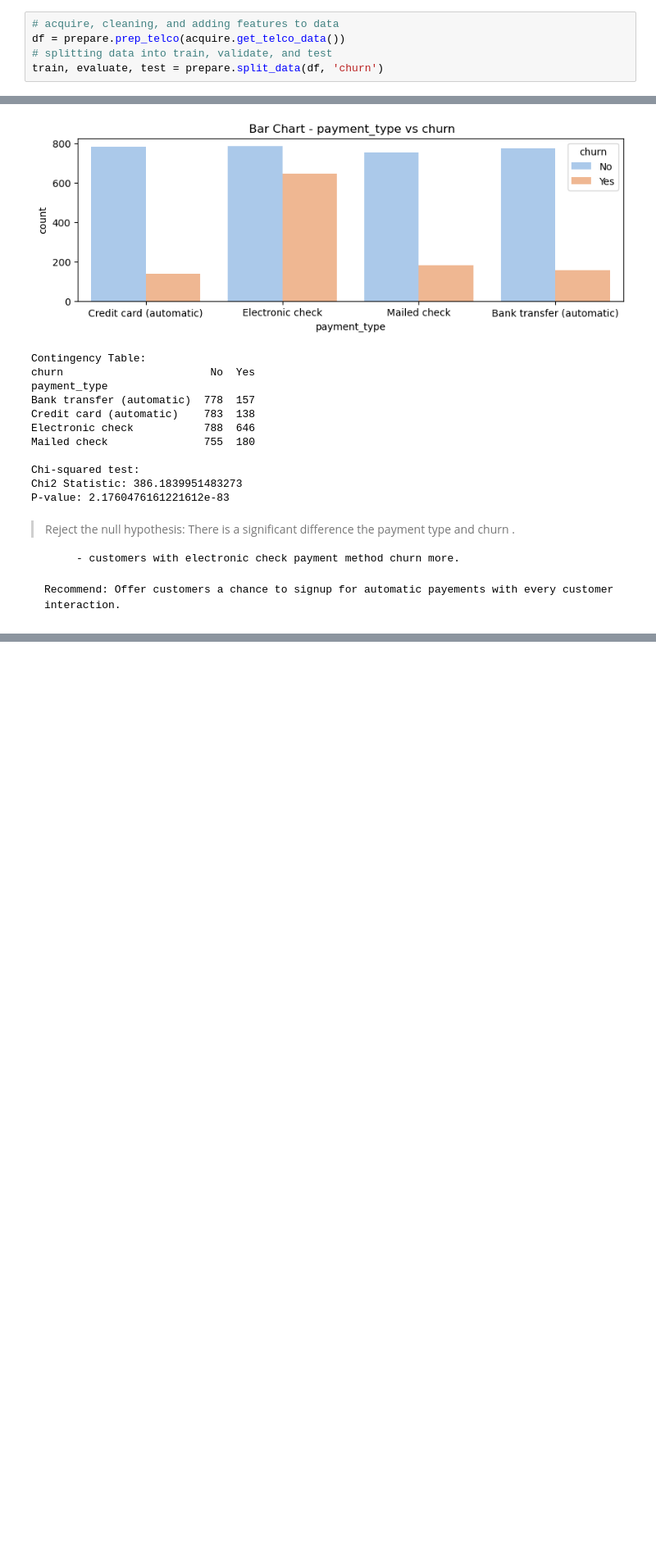
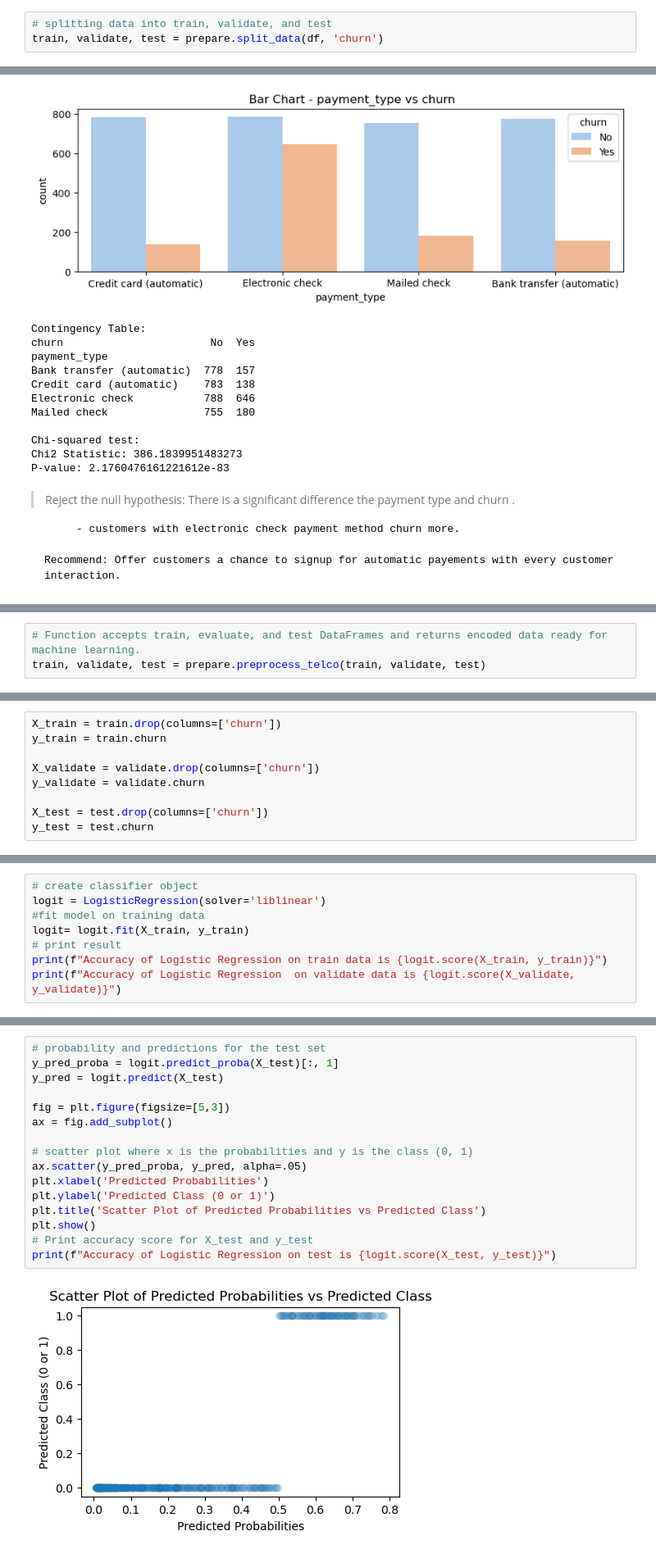
Before and after one commit to Luis-Martinez1/Classification_Project, a Jupyter notebook: Final_Report.ipynb, the cells around one changed output, grey strips where cells are left out. Shown: that part at 82% size. Cells and saved outputs as stored; diff of their text form; blank space fills up the shorter version.

```diff
--- a/Final_Report.ipynb
+++ b/Final_Report.ipynb
@@ -45,8 +49,6 @@ from sklearn.linear_model import LogisticRegression
 # %%
-# acquire, cleaning, and adding features to data
-df = prepare.prep_telco(acquire.get_telco_data())
 # splitting data into train, validate, and test
-train, evaluate, test = prepare.split_data(df, 'churn')
+train, validate, test = prepare.split_data(df, 'churn')
 # %% [output]
 train: 4225 (60.0% of 7043)
 validate: 1409 (20.0% of 7043)
@@ -244,0 +264,3 @@ P-value: 2.1760476161221612e-83
+# %%
+# Function accepts train, evaluate, and test DataFrames and returns encoded data ready for machine learning.
+train, validate, test = prepare.preprocess_telco(train, validate, test)
@@ -244,0 +288,9 @@ P-value: 2.1760476161221612e-83
+# %%
+X_train = train.drop(columns=['churn'])
+y_train = train.churn
+
+X_validate = validate.drop(columns=['churn'])
+y_validate = validate.churn
+
+X_test = test.drop(columns=['churn'])
+y_test = test.churn
@@ -244,0 +385,8 @@ P-value: 2.1760476161221612e-83
+# %%
+# create classifier object
+logit = LogisticRegression(solver='liblinear')
+#fit model on training data
+logit= logit.fit(X_train, y_train)
+# print result
+print(f"Accuracy of Logistic Regression on train data is {logit.score(X_train, y_train)}")
+print(f"Accuracy of Logistic Regression  on validate data is {logit.score(X_validate, y_validate)}")
@@ -244,0 +406,18 @@ P-value: 2.1760476161221612e-83
+# %%
+# probability and predictions for the test set
+y_pred_proba = logit.predict_proba(X_test)[:, 1]
+y_pred = logit.predict(X_test)
+
+fig = plt.figure(figsize=[5,3])
+ax = fig.add_subplot()
+
+# scatter plot where x is the probabilities and y is the class (0, 1)
+ax.scatter(y_pred_proba, y_pred, alpha=.05)
+plt.xlabel('Predicted Probabilities')
+plt.ylabel('Predicted Class (0 or 1)')
+plt.title('Scatter Plot of Predicted Probabilities vs Predicted Class')
+plt.show()
+# Print accuracy score for X_test and y_test
+print(f"Accuracy of Logistic Regression on test is {logit.score(X_test, y_test)}")
+# %% [output]
+[figure, added]
```
Also changed, not shown: parts of 27 cells of this notebook.
